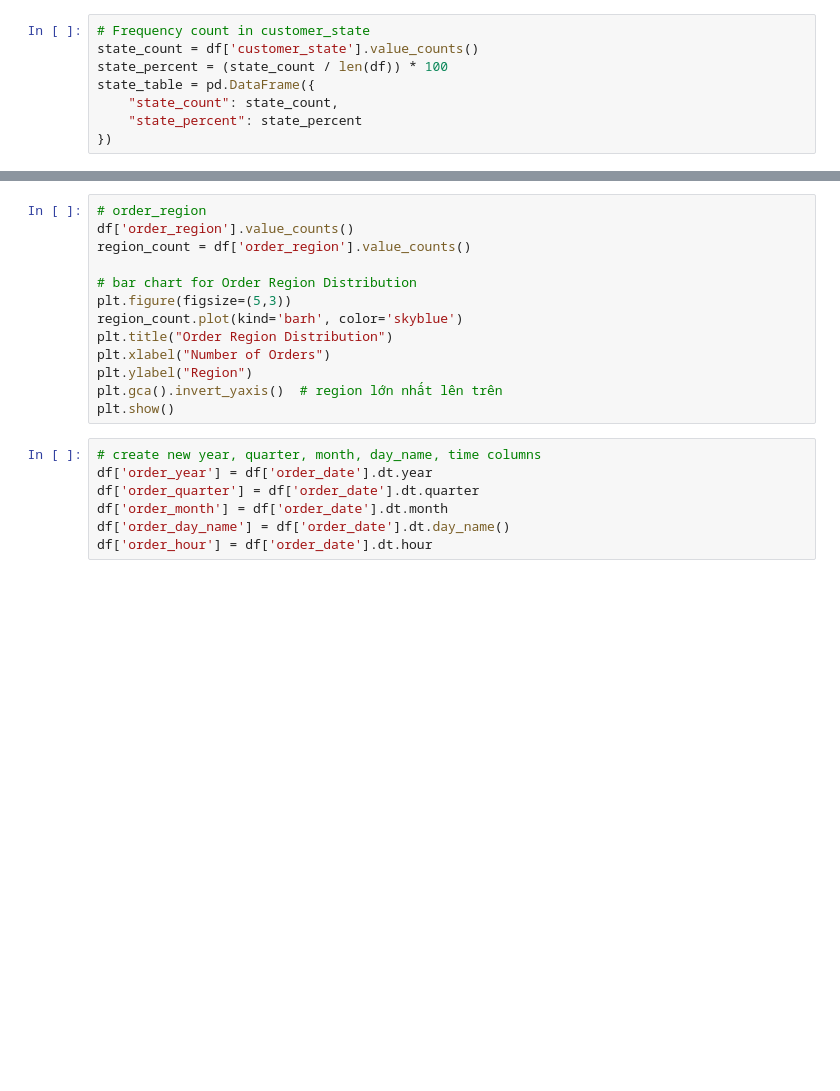
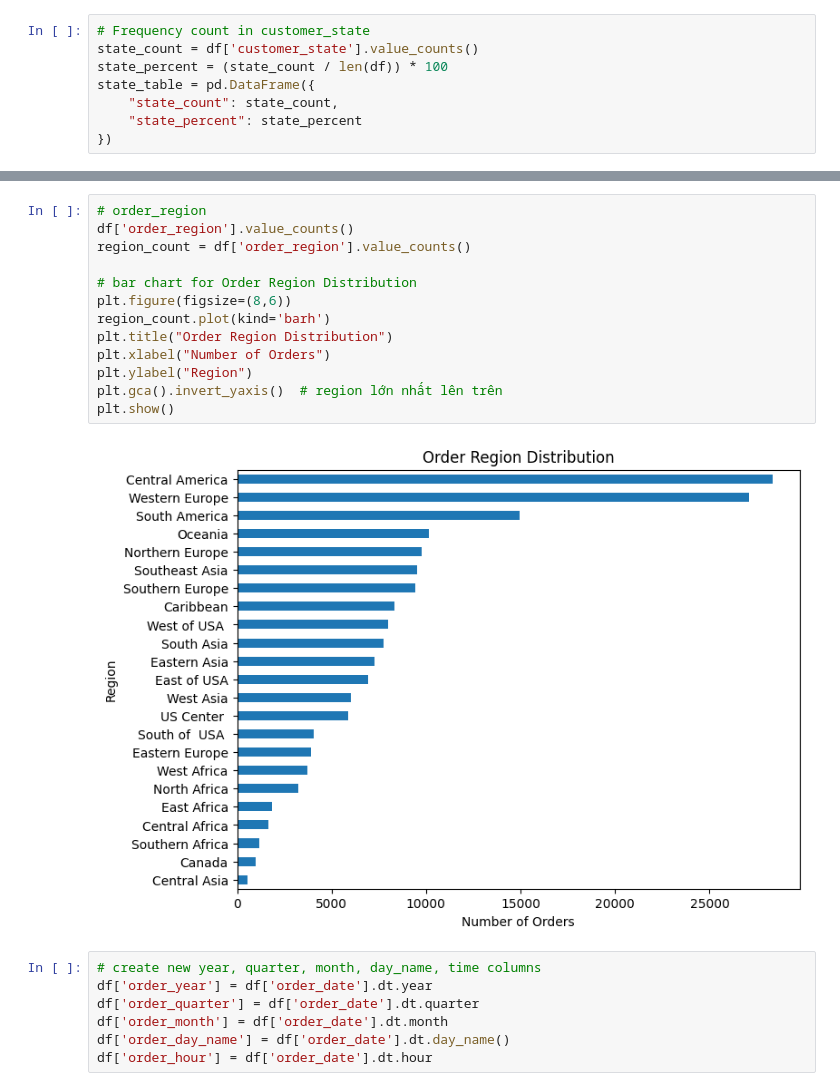
Before and after one commit to nh-adorie/scm-co-smart-project, a Jupyter notebook: notebook/eda.ipynb, the cells around one changed output, grey strips where cells are left out. Cells and saved outputs as stored; diff of their text form; blank space fills up the shorter version.

```diff
--- a/notebook/eda.ipynb
+++ b/notebook/eda.ipynb
@@ -140,16 +144,18 @@ plt.show()
 # %%
 # order_region
 df['order_region'].value_counts()
 region_count = df['order_region'].value_counts()
 
 # bar chart for Order Region Distribution
-plt.figure(figsize=(5,3))
-region_count.plot(kind='barh', color='skyblue')
+plt.figure(figsize=(8,6))
+region_count.plot(kind='barh')
 plt.title("Order Region Distribution")
 plt.xlabel("Number of Orders")
 plt.ylabel("Region")
 plt.gca().invert_yaxis()  # region lớn nhất lên trên
 plt.show()
+# %% [output]
+[figure, added]
 # %%
 # create new year, quarter, month, day_name, time columns
 df['order_year'] = df['order_date'].dt.year
```
Also changed, not shown: parts of 2 cells of this notebook.
